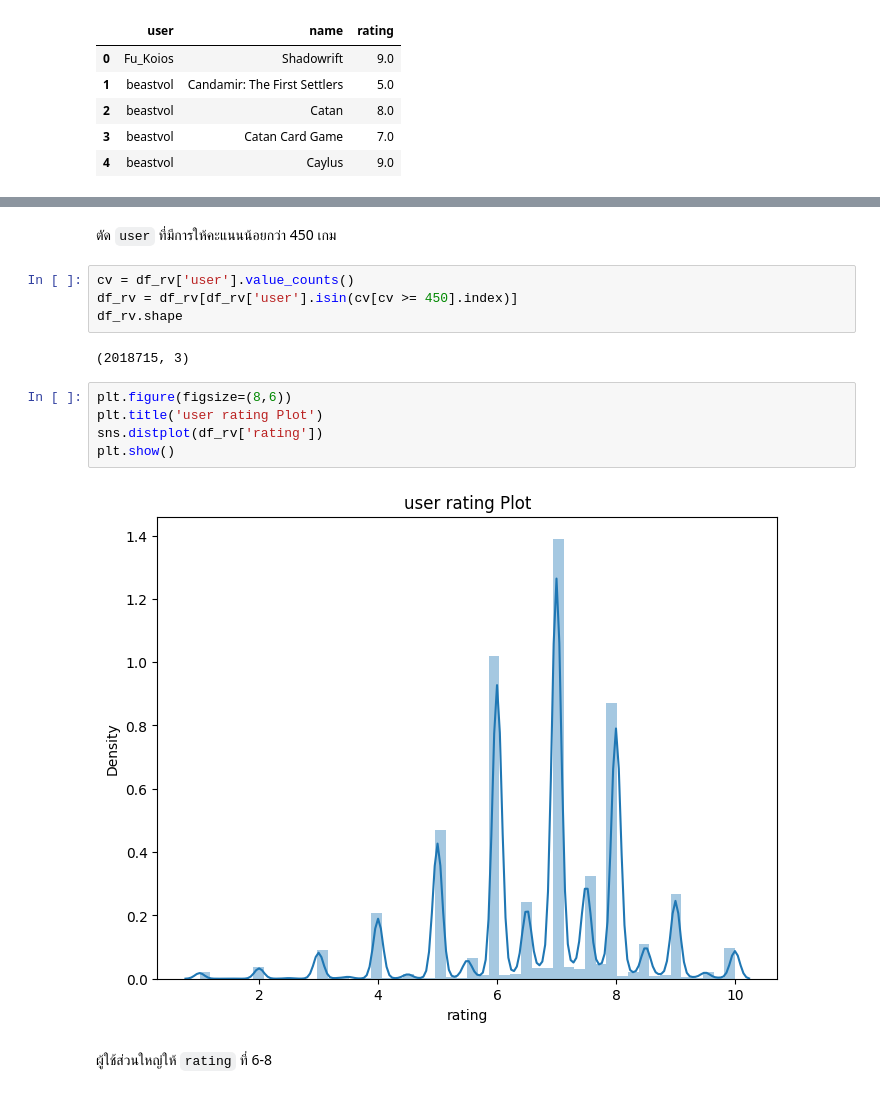
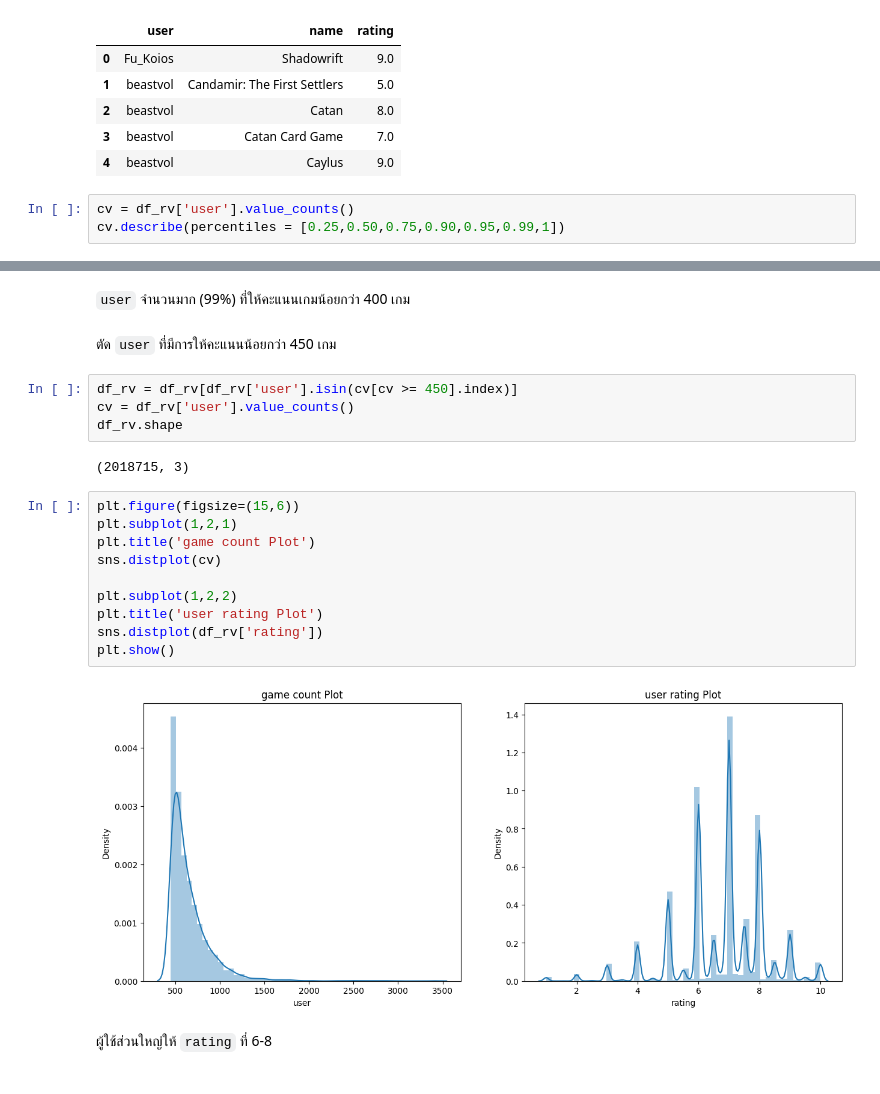
Before and after one commit to Kopzzz/Board-Game-RecCommu, a Jupyter notebook: code/2_Cleaning&EDA_Reviews.ipynb, the cells around one changed output, grey strips where cells are left out. Cells and saved outputs as stored; diff of their text form.

```diff
--- a/code/2_Cleaning&EDA_Reviews.ipynb
+++ b/code/2_Cleaning&EDA_Reviews.ipynb
@@ -99,3 +99,6 @@ df_rv.head()
 | 2 | beastvol | Catan | 8.0 |
 | 3 | beastvol | Catan Card Game | 7.0 |
 | 4 | beastvol | Caylus | 9.0 |
+# %%
+cv = df_rv['user'].value_counts()
+cv.describe(percentiles = [0.25,0.50,0.75,0.90,0.95,0.99,1])
@@ -102,18 +126,25 @@ df_rv.head()
+# %% [markdown]
+`user` จำนวนมาก (99%) ที่ให้คะแนนเกมน้อยกว่า 400 เกม
 # %% [markdown]
 ตัด `user` ที่มีการให้คะแนนน้อยกว่า 450 เกม
 # %%
+df_rv = df_rv[df_rv['user'].isin(cv[cv >= 450].index)]
 cv = df_rv['user'].value_counts()
-df_rv = df_rv[df_rv['user'].isin(cv[cv >= 450].index)]
 df_rv.shape
 # %% [output]
 (2018715, 3)
 # %%
-plt.figure(figsize=(8,6))
+plt.figure(figsize=(15,6))
+plt.subplot(1,2,1)
+plt.title('game count Plot')
+sns.distplot(cv)
+
+plt.subplot(1,2,2)
 plt.title('user rating Plot')
 sns.distplot(df_rv['rating'])
 plt.show()
 # %% [output]
-[figure, old version]
+[figure, new version]
 # %% [markdown]
 ผู้ใช้ส่วนใหญ่ให้ `rating` ที่ 6-8
 # %% [markdown]
```
Also changed, not shown: parts of 2 cells of this notebook, 4 other files.
